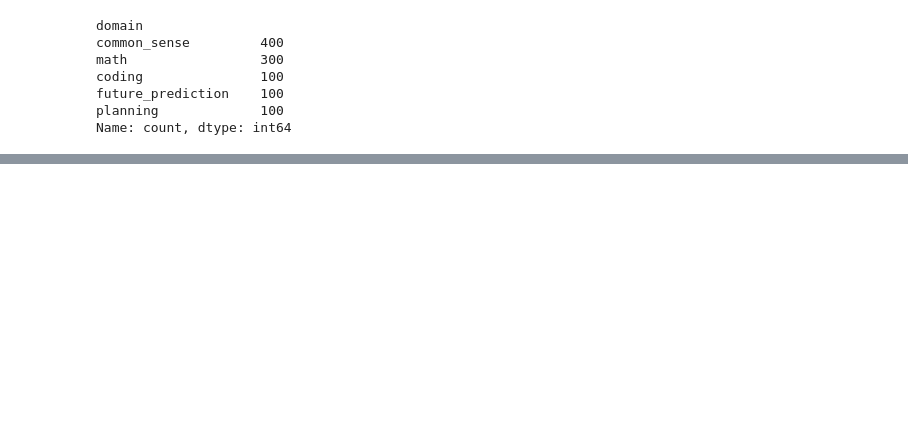
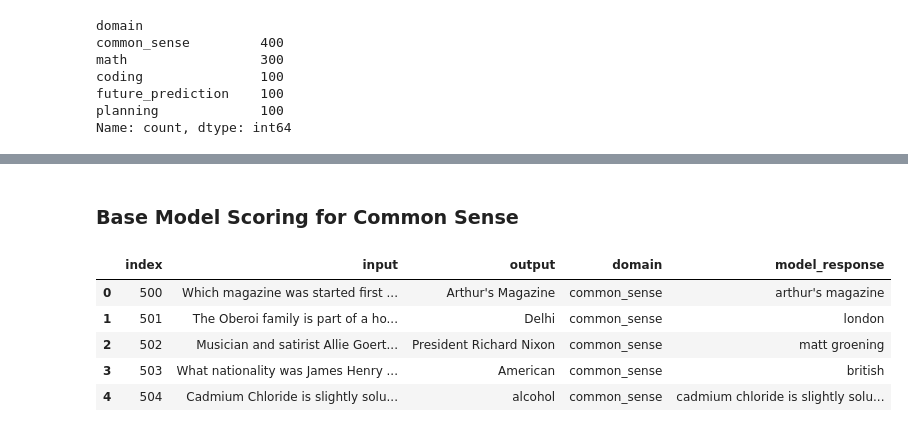
Before and after one commit to LV6LASERLOTUS/Reasoning-Agent-for-General-Purpose-Problem-Solving, a Jupyter notebook: reasoning_agent.ipynb, the cells around one changed output, grey strips where cells are left out. Saved outputs shown, nothing was run; the diff lists cells and outputs as text; code cells hidden in the pictures; blank space fills up the shorter version.

```diff
--- a/reasoning_agent.ipynb
+++ b/reasoning_agent.ipynb
@@ -111,3 +125,49 @@ math_dataset['response']=model_output
+# %% [markdown]
+### Base Model Scoring for Common Sense
+# %%
+def normalize_text(text: str) -> str:
+
+    text = (text or "").strip().lower()
+    # Remove surrounding punctuation,extra whitespace, bullet points
+    text = re.sub('[A-Z0-9]+\\)','',text)
+    text = re.sub(r"[^\w\s\-']", " ", text)
+    text = re.sub(r"\s+", " ", text).strip()
+
+    # Map common synonyms used in these tests
+    synonyms = {
+        "unchanged": "stay the same",
+        "no change": "stay the same",
+        "same": "stay the same",
+        "second place": "second",
+        "2nd": "second",
+        "first place": "first",
+        "third place": "third",
+    }
+    return synonyms.get(text, text)
 # %%
-math_dataset.to_csv('dataset/base_math_result.csv')
+"""Generating base model response to common sense questions"""
+
+data:pd.DataFrame=dataset.loc[dataset['domain']=='common_sense'].reset_index().copy()
+
+model_output:list[str]=[]
+for prompt in tqdm(data['input'],unit='request'):
+
+    try:
+        response:dict[str,Any]=call_model(prompt)
+        model_output.append(normalize_text(response['text']))
+
+    except Exception as e:
+        print(e)
+        model_output.append(None)
+
+data['model_response']=model_output
+# %%
+data.head()
+# %% [output]
+|  | index | input | output | domain | model_response |
+| 0 | 500 | Which magazine was started first ... | Arthur's Magazine | common_sense | arthur's magazine |
+| 1 | 501 | The Oberoi family is part of a ho... | Delhi | common_sense | london |
+| 2 | 502 | Musician and satirist Allie Goert... | President Richard Nixon | common_sense | matt groening |
+| 3 | 503 | What nationality was James Henry ... | American | common_sense | british |
+| 4 | 504 | Cadmium Chloride is slightly solu... | alcohol | common_sense | cadmium chloride is slightly solu... |
 # %%
```
Also changed, not shown: parts of 15 cells of this notebook.
